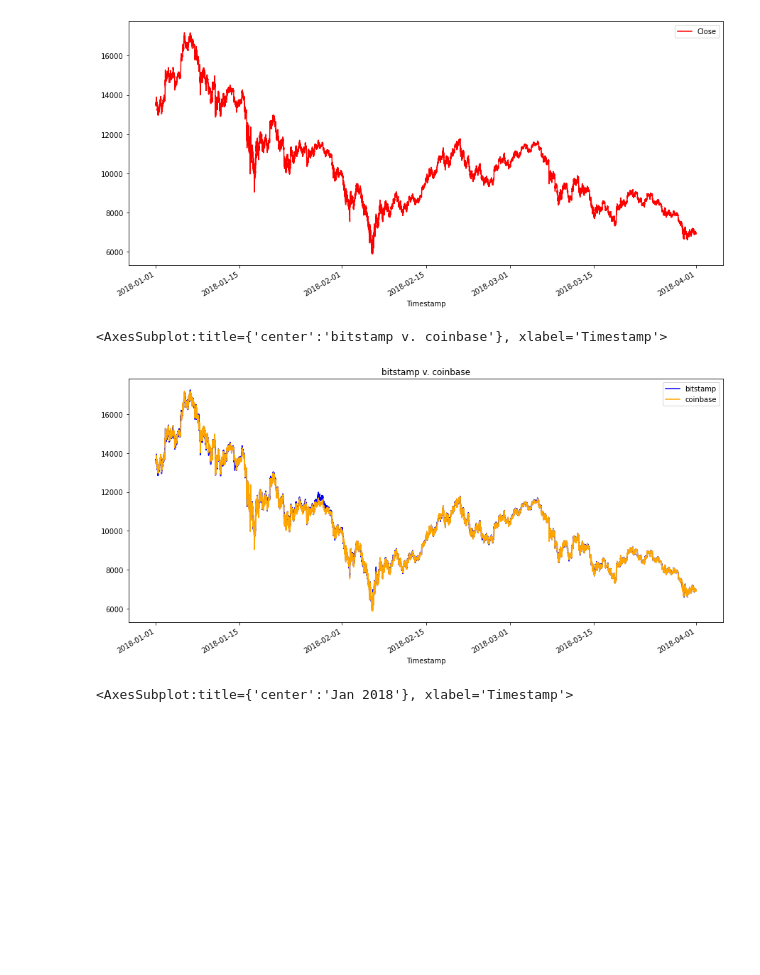
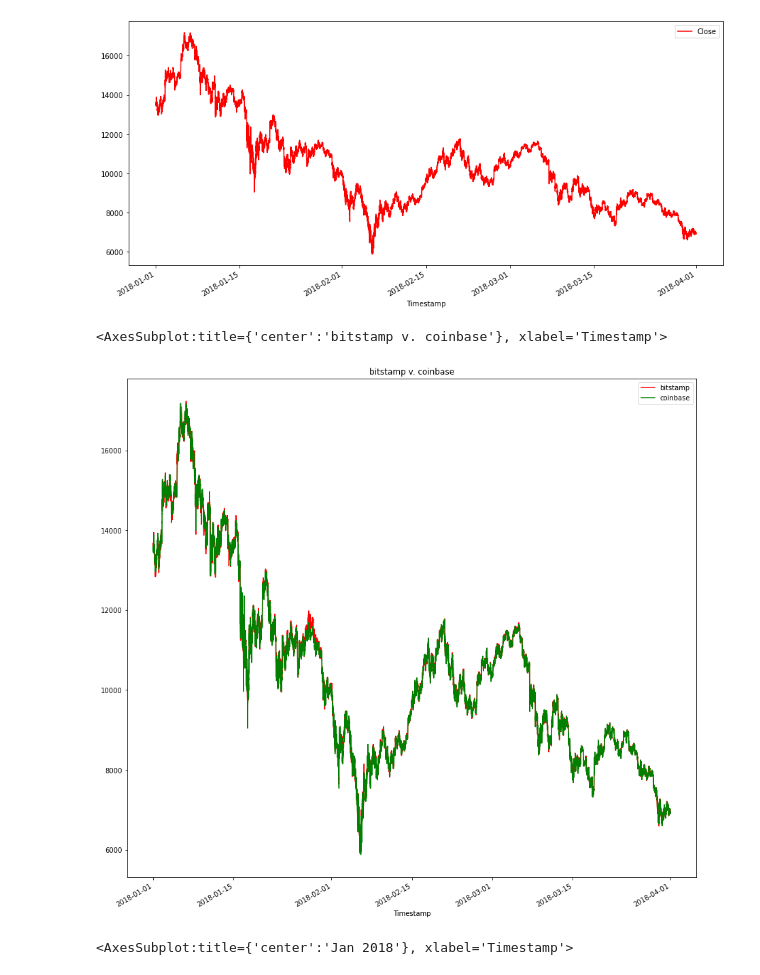
Before and after one commit to kaihuangCN/Module3_challange, a Jupyter notebook: crypto_arbitrage.ipynb, the cells around one changed output. Saved outputs shown, nothing was run; the diff lists cells and outputs as text; code cells hidden in the pictures; blank space fills up the shorter version.

```diff
--- a/crypto_arbitrage.ipynb
+++ b/crypto_arbitrage.ipynb
@@ -257,12 +249,12 @@ coinbase_sliced.plot(legend=True, figsize=(15, 7),color="Red")
 # %%
 # Overlay the visualizations for the bitstamp and coinbase DataFrames in one plot
 # The plot should visualize the prices over the full lenth of the dataset
 # Be sure to include the parameters: legend, figure size, title, and color and label
-bitstamp_sliced['Close'].plot(legend=True, figsize=(15, 7), title="bitstamp v. coinbase", color="blue", label="bitstamp")
-coinbase_sliced['Close'].plot(legend=True, figsize=(15, 7), color="orange", label="coinbase")
+bitstamp_sliced['Close'].plot(legend=True, figsize=(15, 15), title="bitstamp v. coinbase", color="red", label="bitstamp")
+coinbase_sliced['Close'].plot(legend=True, figsize=(15, 15), color="green", label="coinbase")
 # %% [output]
 <AxesSubplot:title={'center':'bitstamp v. coinbase'}, xlabel='Timestamp'>
-[figure, old version]
+[figure, new version]
 # %%
 # Using the loc and plot functions, create an overlay plot that visualizes
 # the price action of both DataFrames for a one month period early in the dataset
```
Also changed, not shown: parts of 11 cells of this notebook.
